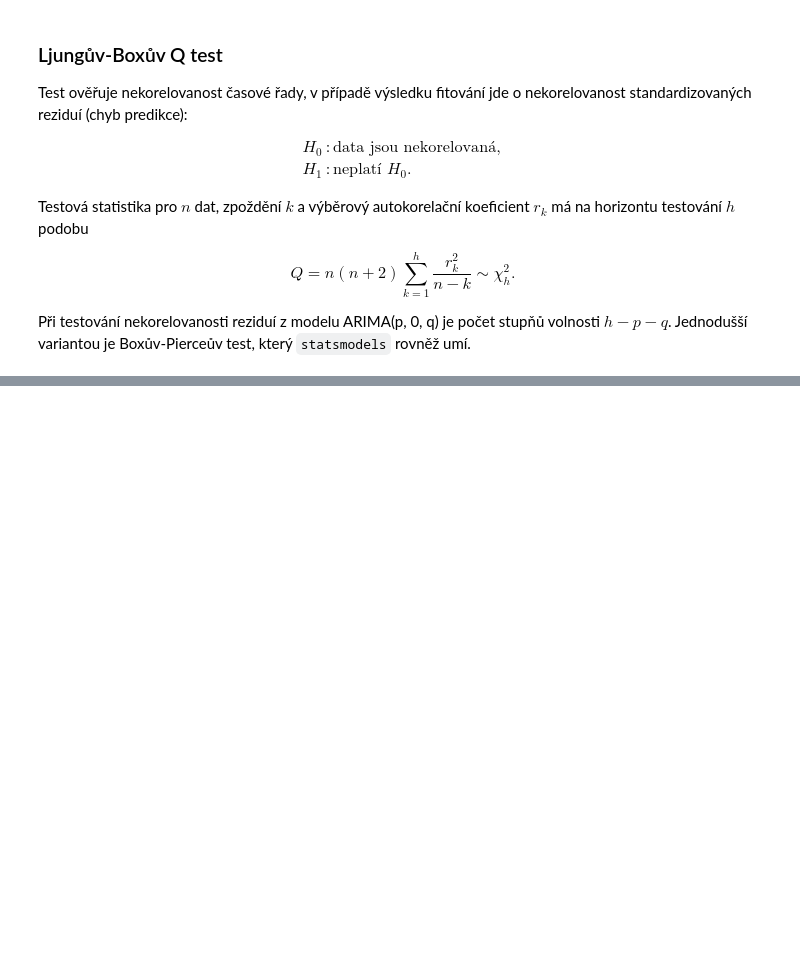
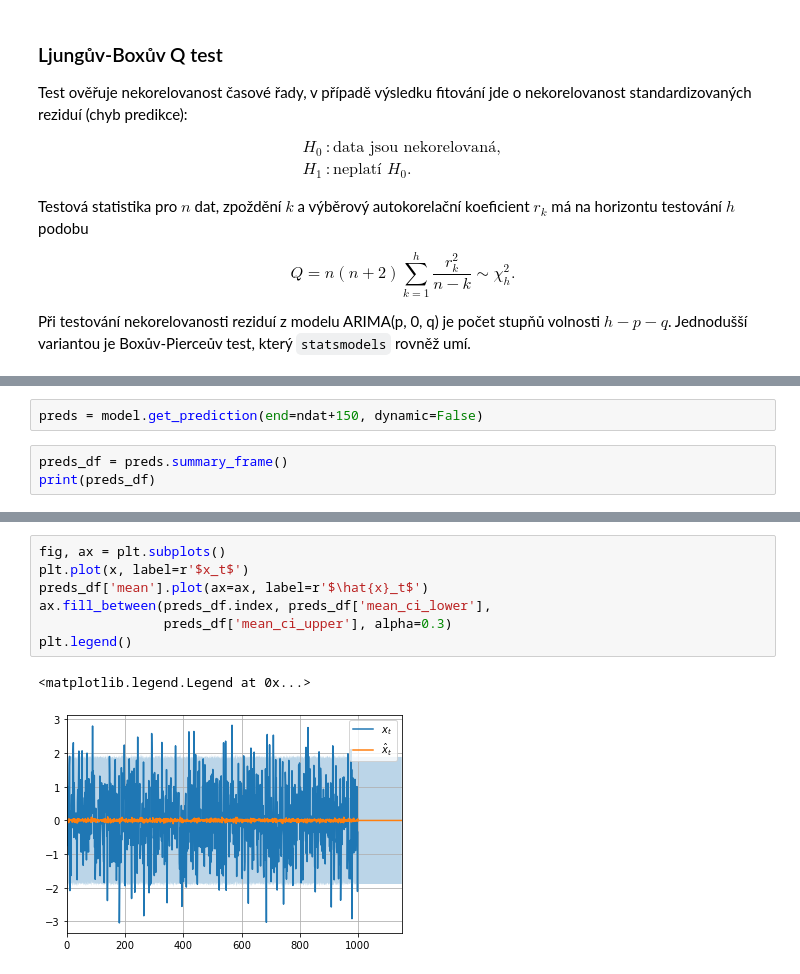
Before and after one commit to kamil-dedecius/mi-scr, a Jupyter notebook: prednasky/4.ipynb, the cells around one changed output, grey strips where cells are left out. Saved outputs shown, nothing was run; the diff lists cells and outputs as text; blank space fills up the shorter version.

```diff
--- a/prednasky/4.ipynb
+++ b/prednasky/4.ipynb
@@ -365,0 +409,5 @@ Pro malé rozsahy výběru se nutné využívat lepší aproximace, neboť $\chi
+# %%
+preds = model.get_prediction(end=ndat+150, dynamic=False)
+# %%
+preds_df = preds.summary_frame()
+print(preds_df)
@@ -365,0 +429,10 @@ Pro malé rozsahy výběru se nutné využívat lepší aproximace, neboť $\chi
+# %%
+fig, ax = plt.subplots()
+plt.plot(x, label=r'$x_t$')
+preds_df['mean'].plot(ax=ax, label=r'$\hat{x}_t$')
+ax.fill_between(preds_df.index, preds_df['mean_ci_lower'],
+                preds_df['mean_ci_upper'], alpha=0.3)
+plt.legend()
+# %% [output]
+<matplotlib.legend.Legend at 0x...>
+[figure, added]
```
Also changed, not shown: parts of 27 cells of this notebook.
